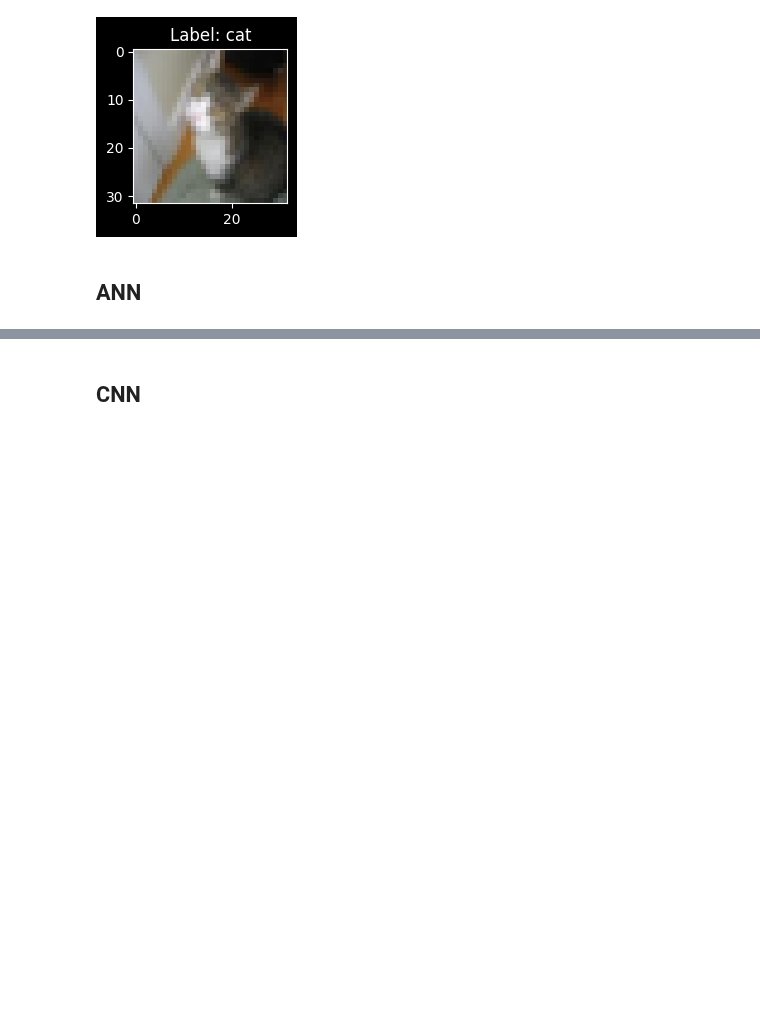
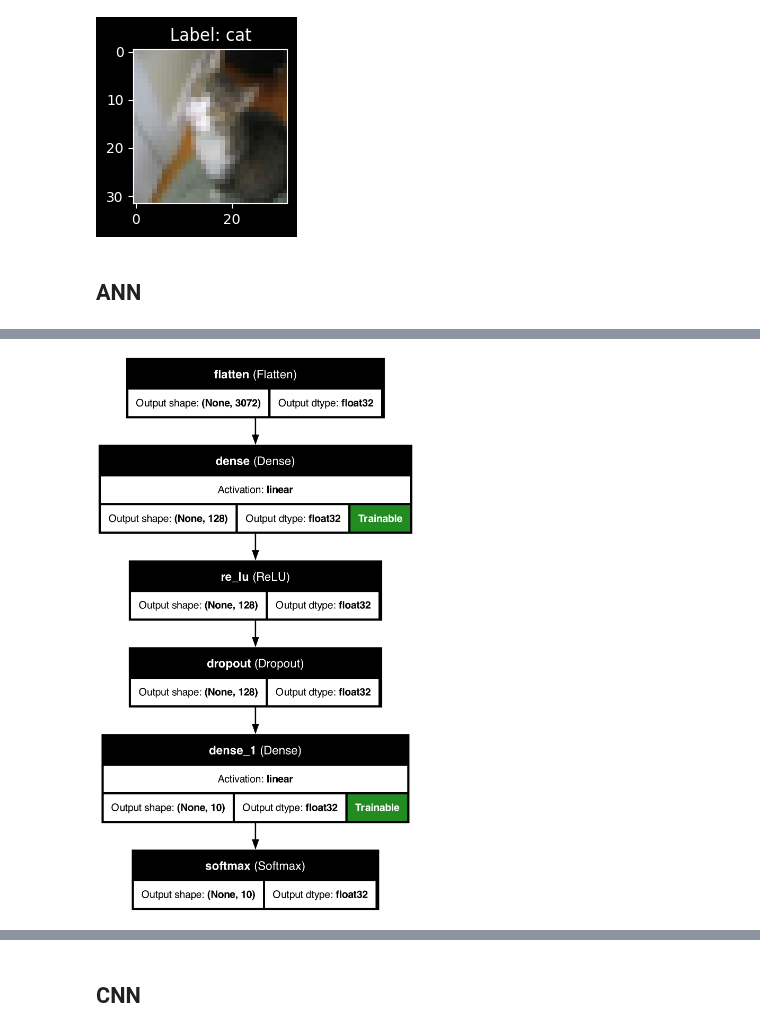
Before and after one commit to debjitpal5040/Deep_Learning_Algorithms, a Jupyter notebook: Tensorflow/cifar10.ipynb, the cells around one changed output, grey strips where cells are left out. Saved outputs shown, nothing was run; the diff lists cells and outputs as text; code cells hidden in the pictures; blank space fills up the shorter version.

```diff
--- a/Tensorflow/cifar10.ipynb
+++ b/Tensorflow/cifar10.ipynb
@@ -116,5 +132,17 @@ ann.compile(
     loss=SparseCategoricalCrossentropy(),
     metrics=[SparseCategoricalAccuracy()],
 )
+# %%
+plot_model(
+    ann,
+    to_file="../Images/cifar10_ann.png",
+    show_shapes=True,
+    show_dtype=True,
+    show_layer_names=True,
+    show_layer_activations=True,
+    show_trainable=True,
+)
+# %% [output]
+[figure, added]
 # %%
 ann_checkpoint_callback = ModelCheckpoint(
```
Also changed, not shown: parts of 20 cells of this notebook, 27 other files.
